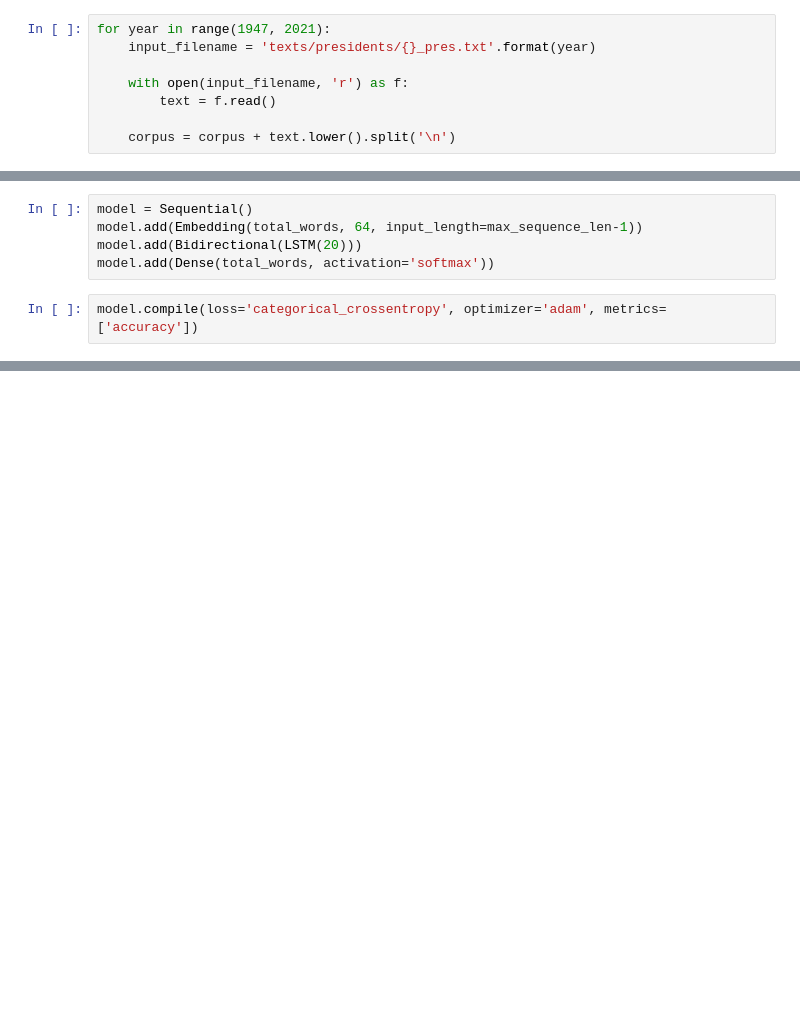
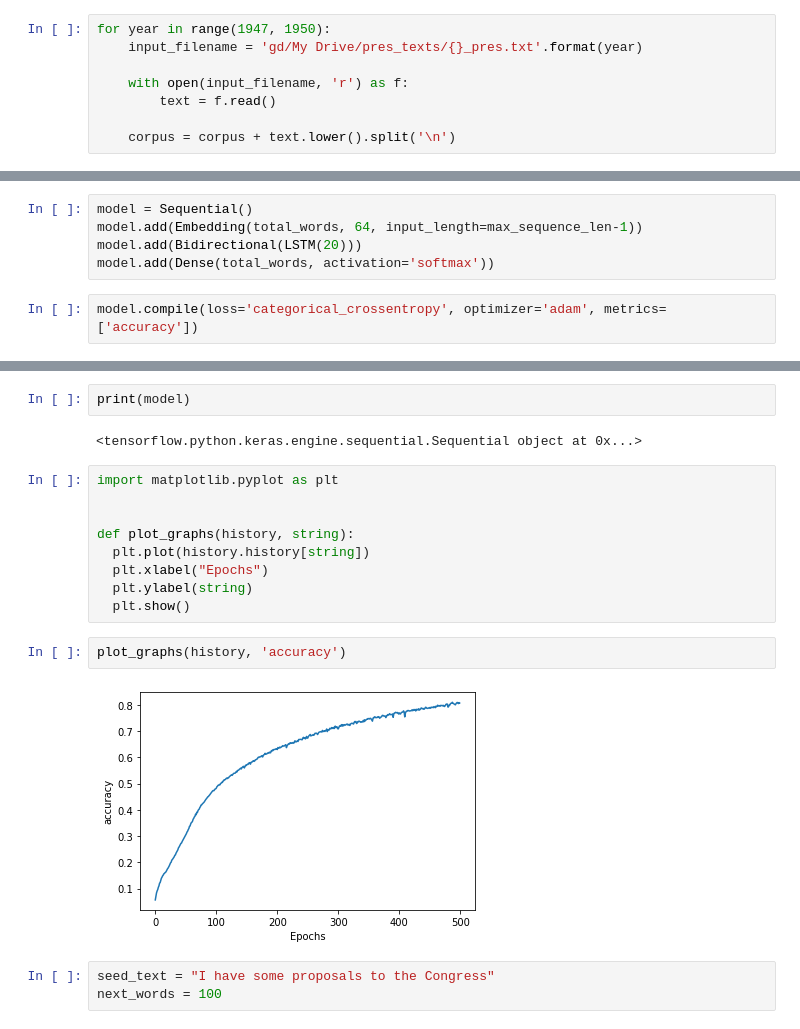
Before and after one commit to mitsuoxv/erp, a Jupyter notebook: let_pres_speak.ipynb, the cells around one changed output, grey strips where cells are left out. Drawn from its saved outputs; the diff is of its cells as text; blank space fills up the shorter version.

```diff
--- a/let_pres_speak.ipynb
+++ b/let_pres_speak.ipynb
@@ -5,8 +21,8 @@
 # %%
 corpus = []
 # %%
-for year in range(1947, 2021):
-    input_filename = 'texts/presidents/{}_pres.txt'.format(year)
+for year in range(1947, 1950):
+    input_filename = 'gd/My Drive/pres_texts/{}_pres.txt'.format(year)
 
     with open(input_filename, 'r') as f:
         text = f.read()
@@ -99,0 +119,20 @@ CancelledError:  [_Derived_]RecvAsync is cancelled.
+# %%
+print(model)
+# %% [output]
+<tensorflow.python.keras.engine.sequential.Sequential object at 0x...>
+# %%
+import matplotlib.pyplot as plt
+
+
+def plot_graphs(history, string):
+  plt.plot(history.history[string])
+  plt.xlabel("Epochs")
+  plt.ylabel(string)
+  plt.show()
+# %%
+plot_graphs(history, 'accuracy')
+# %% [output]
+[figure, added]
+# %%
+seed_text = "I have some proposals to the Congress"
+next_words = 100
```
Also changed, not shown: parts of 13 cells of this notebook.
